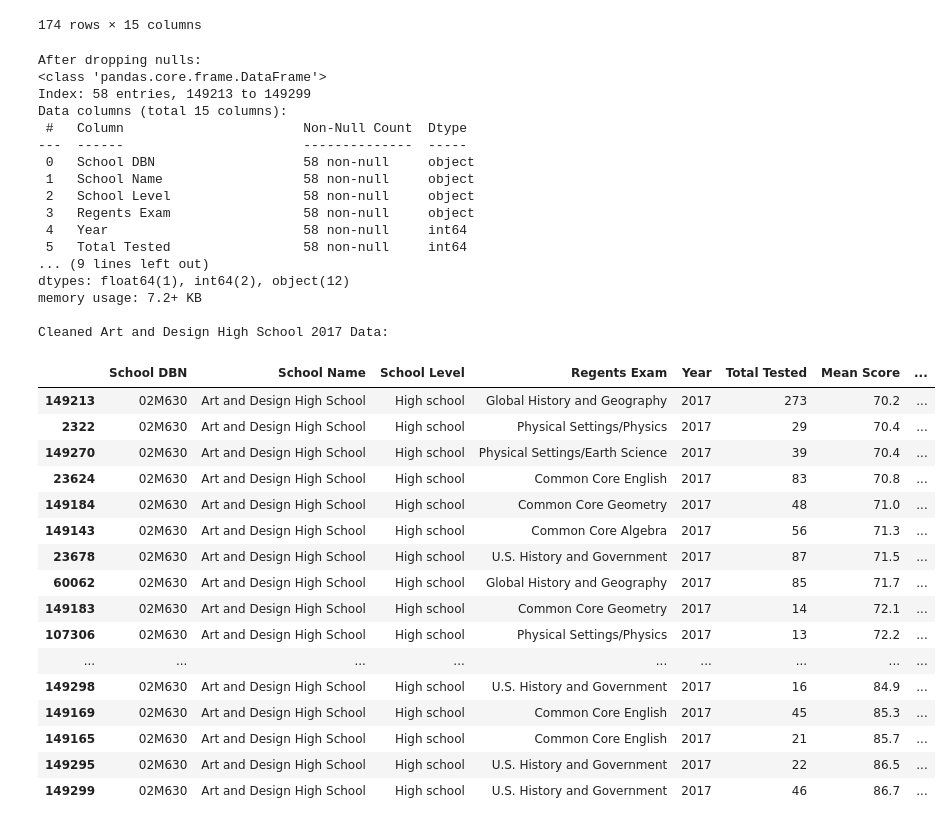
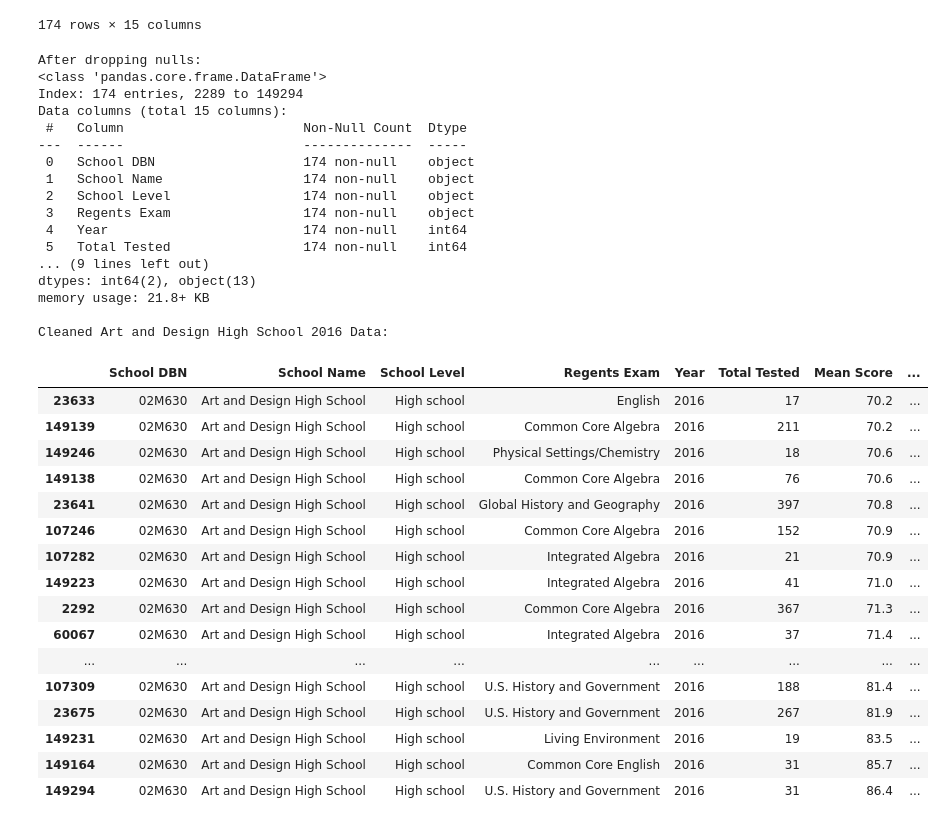
Before and after one commit to madfrantic/helloworld, a Jupyter notebook: project01b.ipynb, the cells around one changed output. Cells and saved outputs as stored; diff of their text form; code cells hidden in the pictures.

```diff
--- a/project01b.ipynb
+++ b/project01b.ipynb
@@ -99,59 +98,60 @@ Art and Design High School 2016 Data:
 | 149294 | 02M630 | Art and Design High School | High school | U.S. History and Government | 2016 | 31 | 86.4 | ... |
 174 rows × 15 columns
 # %%
+
 # Drop null rows
-schools_qc_2017 = schools_qc_2017.dropna(axis=0)
+schools_qc_2016 = schools_qc_2016.dropna(axis=0)
 print("\nAfter dropping nulls:")
-schools_qc_2017.info()
+schools_qc_2016.info()
 
 # Remove rows where Mean Score is 's'
-schools_qc_2017 = schools_qc_2017[schools_qc_2017["Mean Score"] != "s"].copy()
+schools_qc_2016 = schools_qc_2016[schools_qc_2016["Mean Score"] != "s"].copy()
 
 # Convert Mean Score to float
-schools_qc_2017["Mean Score"] = schools_qc_2017["Mean Score"].astype(float)
+schools_qc_2016["Mean Score"] = schools_qc_2016["Mean Score"].astype(float)
 
 # Remove very low scores (<70)
-schools_qc_2017 = schools_qc_2017[schools_qc_2017["Mean Score"] > 70]
+schools_qc_2016 = schools_qc_2016[schools_qc_2016["Mean Score"] > 70]
 
 # Sort by score
-schools_qc_2017 = schools_qc_2017.sort_values(by="Mean Score")
+schools_qc_2016 = schools_qc_2016.sort_values(by="Mean Score")
 
-print("\nCleaned Art and Design High School 2017 Data:")
-display(schools_qc_2017)
+print("\nCleaned Art and Design High School 2016 Data:")
+display(schools_qc_2016)
 # %% [output]
 After dropping nulls:
 <class 'pandas.core.frame.DataFrame'>
-Index: 58 entries, 149213 to 149299
+Index: 174 entries, 2289 to 149294
 Data columns (total 15 columns):
  #   Column                       Non-Null Count  Dtype
 ---  ------                       --------------  -----
- 0   School DBN                   58 non-null     object
- 1   School Name                  58 non-null     object
- 2   School Level                 58 non-null     object
- 3   Regents Exam                 58 non-null     object
- 4   Year                         58 non-null     int64
- 5   Total Tested                 58 non-null     int64
+ 0   School DBN                   174 non-null    object
+ 1   School Name                  174 non-null    object
+ 2   School Level                 174 non-null    object
+ 3   Regents Exam                 174 non-null    object
+ 4   Year                         174 non-null    int64
+ 5   Total Tested                 174 non-null    int64
 ... (9 lines left out)
-dtypes: float64(1), int64(2), object(12)
-memory usage: 7.2+ KB
+dtypes: int64(2), object(13)
+memory usage: 21.8+ KB
 
-Cleaned Art and Design High School 2017 Data:
+Cleaned Art and Design High School 2016 Data:
 |  | School DBN | School Name | School Level | Regents Exam | Year | Total Tested | Mean Score | ... |
-| 149213 | 02M630 | Art and Design High School | High school | Global History and Geography | 2017 | 273 | 70.2 | ... |
-| 2322 | 02M630 | Art and Design High School | High school | Physical Settings/Physics | 2017 | 29 | 70.4 | ... |
-| 149270 | 02M630 | Art and Design High School | High school | Physical Settings/Earth Science | 2017 | 39 | 70.4 | ... |
-| 23624 | 02M630 | Art and Design High School | High school | Common Core English | 2017 | 83 | 70.8 | ... |
-| 149184 | 02M630 | Art and Design High School | High school | Common Core Geometry | 2017 | 48 | 71.0 | ... |
-| 149143 | 02M630 | Art and Design High School | High school | Common Core Algebra | 2017 | 56 | 71.3 | ... |
-| 23678 | 02M630 | Art and Design High School | High school | U.S. History and Government | 2017 | 87 | 71.5 | ... |
-| 60062 | 02M630 | Art and Design High School | High school | Global History and Geography | 2017 | 85 | 71.7 | ... |
-| 149183 | 02M630 | Art and Design High School | High school | Common Core Geometry | 2017 | 14 | 72.1 | ... |
-| 107306 | 02M630 | Art and Design High School | High school | Physical Settings/Physics | 2017 | 13 | 72.2 | ... |
+| 23633 | 02M630 | Art and Design High School | High school | English | 2016 | 17 | 70.2 | ... |
+| 149139 | 02M630 | Art and Design High School | High school | Common Core Algebra | 2016 | 211 | 70.2 | ... |
+| 149246 | 02M630 | Art and Design High School | High school | Physical Settings/Chemistry | 2016 | 18 | 70.6 | ... |
+| 149138 | 02M630 | Art and Design High School | High school | Common Core Algebra | 2016 | 76 | 70.6 | ... |
+| 23641 | 02M630 | Art and Design High School | High school | Global History and Geography | 2016 | 397 | 70.8 | ... |
+| 107246 | 02M630 | Art and Design High School | High school | Common Core Algebra | 2016 | 152 | 70.9 | ... |
+| 107282 | 02M630 | Art and Design High School | High school | Integrated Algebra | 2016 | 21 | 70.9 | ... |
+| 149223 | 02M630 | Art and Design High School | High school | Integrated Algebra | 2016 | 41 | 71.0 | ... |
+| 2292 | 02M630 | Art and Design High School | High school | Common Core Algebra | 2016 | 367 | 71.3 | ... |
+| 60067 | 02M630 | Art and Design High School | High school | Integrated Algebra | 2016 | 37 | 71.4 | ... |
 | ... | ... | ... | ... | ... | ... | ... | ... | ... |
-| 149298 | 02M630 | Art and Design High School | High school | U.S. History and Government | 2017 | 16 | 84.9 | ... |
-| 149169 | 02M630 | Art and Design High School | High school | Common Core English | 2017 | 45 | 85.3 | ... |
-| 149165 | 02M630 | Art and Design High School | High school | Common Core English | 2017 | 21 | 85.7 | ... |
-| 149295 | 02M630 | Art and Design High School | High school | U.S. History and Government | 2017 | 22 | 86.5 | ... |
-| 149299 | 02M630 | Art and Design High School | High school | U.S. History and Government | 2017 | 46 | 86.7 | ... |
+| 107309 | 02M630 | Art and Design High School | High school | U.S. History and Government | 2016 | 188 | 81.4 | ... |
+| 23675 | 02M630 | Art and Design High School | High school | U.S. History and Government | 2016 | 267 | 81.9 | ... |
+| 149231 | 02M630 | Art and Design High School | High school | Living Environment | 2016 | 19 | 83.5 | ... |
+| 149164 | 02M630 | Art and Design High School | High school | Common Core English | 2016 | 31 | 85.7 | ... |
+| 149294 | 02M630 | Art and Design High School | High school | U.S. History and Government | 2016 | 31 | 86.4 | ... |
 # %%
 plt.figure(figsize=(8,5))
```
Also changed, not shown: parts of 8 cells of this notebook.
